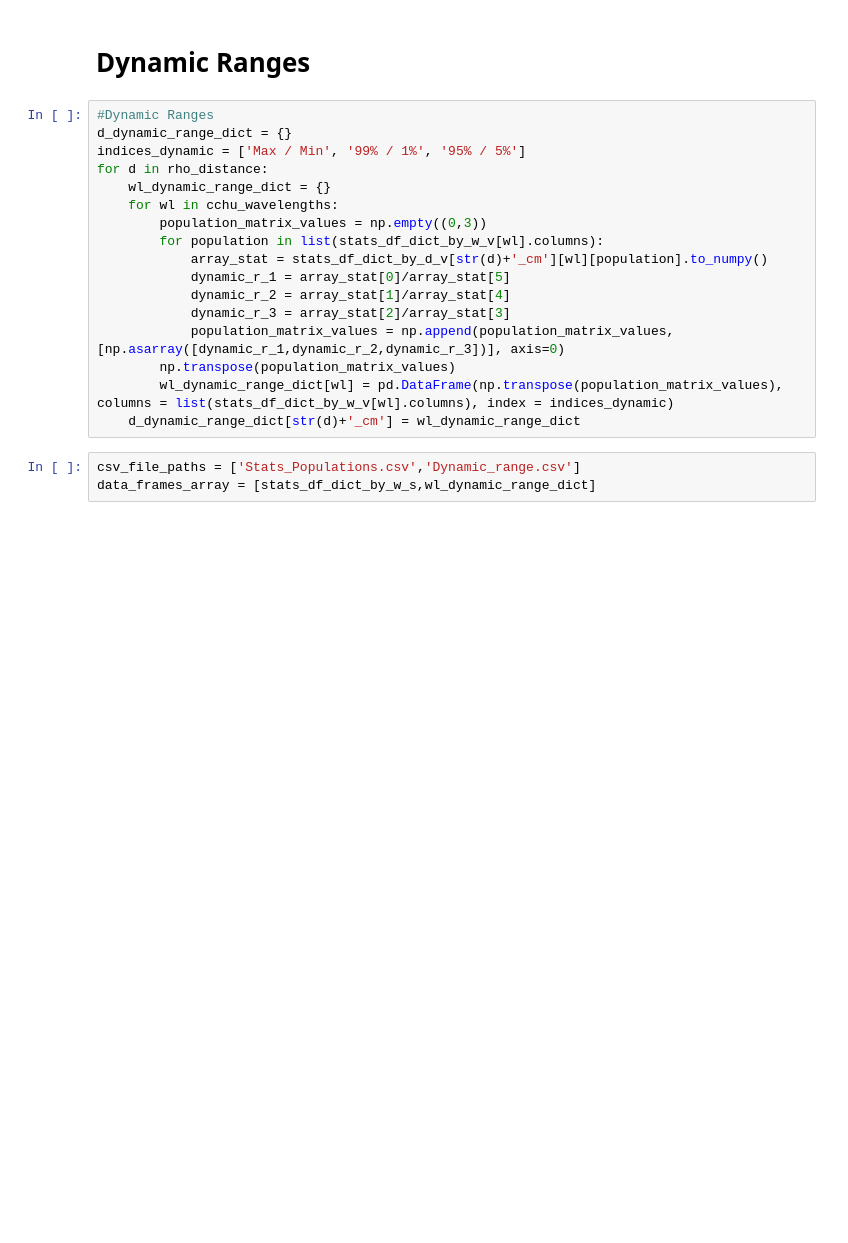
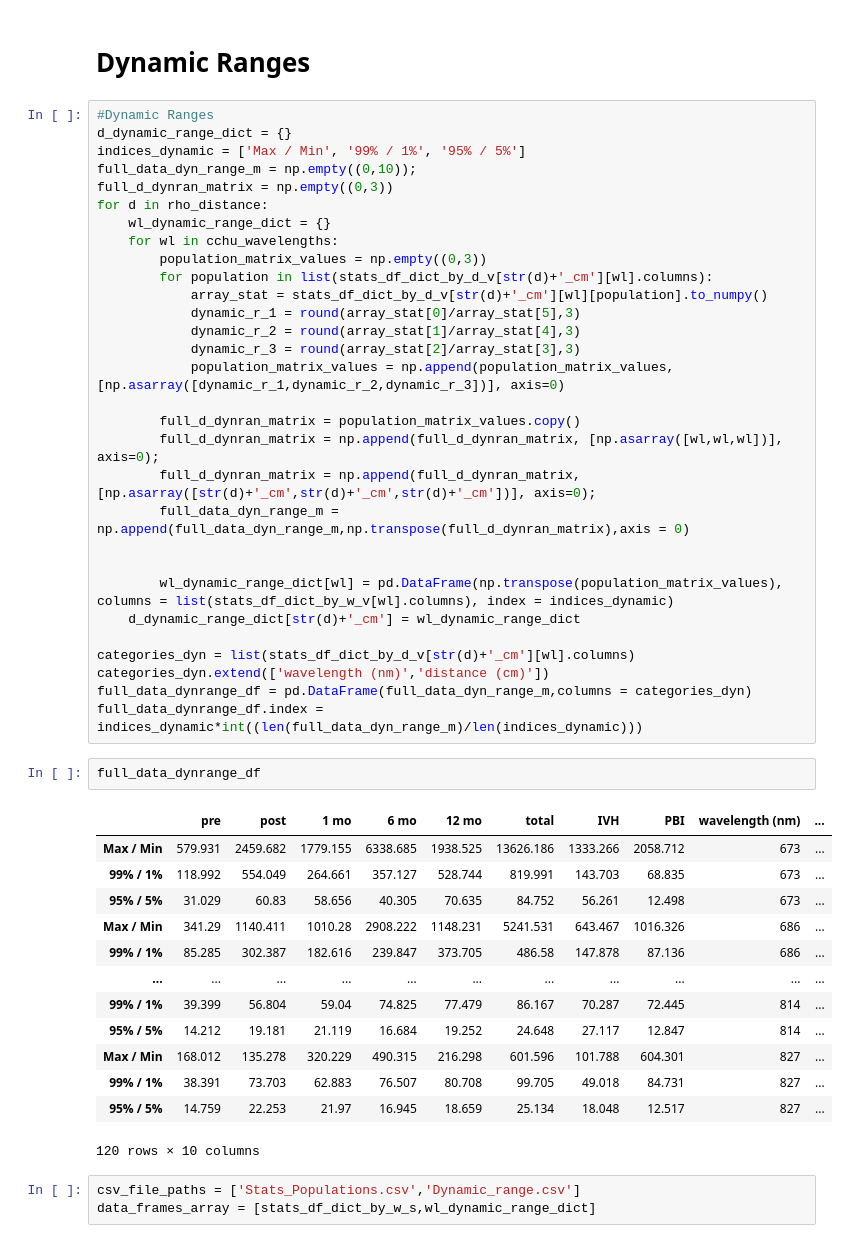
Before and after one commit to FNNDSC-BabyNIRS/Diffuse_Reflectance_Analysis, a Jupyter notebook: DR_Histograms.ipynb, the cells around one changed output. Drawn from its saved outputs; the diff is of its cells as text; blank space fills up the shorter version.

Commit message:
Dynamic Range Dataframe by distance and general dataframe

```diff
--- a/DR_Histograms.ipynb
+++ b/DR_Histograms.ipynb
@@ -451,19 +451,48 @@ for di in rho_distance:
 #Dynamic Ranges
 d_dynamic_range_dict = {}
 indices_dynamic = ['Max / Min', '99% / 1%', '95% / 5%']
+full_data_dyn_range_m = np.empty((0,10));
+full_d_dynran_matrix = np.empty((0,3))
 for d in rho_distance:
     wl_dynamic_range_dict = {}
     for wl in cchu_wavelengths:
         population_matrix_values = np.empty((0,3))
-        for population in list(stats_df_dict_by_w_v[wl].columns):
+        for population in list(stats_df_dict_by_d_v[str(d)+'_cm'][wl].columns):
             array_stat = stats_df_dict_by_d_v[str(d)+'_cm'][wl][population].to_numpy()
-            dynamic_r_1 = array_stat[0]/array_stat[5]
-            dynamic_r_2 = array_stat[1]/array_stat[4]
-            dynamic_r_3 = array_stat[2]/array_stat[3]
+            dynamic_r_1 = round(array_stat[0]/array_stat[5],3)
+            dynamic_r_2 = round(array_stat[1]/array_stat[4],3)
+            dynamic_r_3 = round(array_stat[2]/array_stat[3],3)
             population_matrix_values = np.append(population_matrix_values, [np.asarray([dynamic_r_1,dynamic_r_2,dynamic_r_3])], axis=0)
-        np.transpose(population_matrix_values)
+
+        full_d_dynran_matrix = population_matrix_values.copy()
+        full_d_dynran_matrix = np.append(full_d_dynran_matrix, [np.asarray([wl,wl,wl])], axis=0);
+        full_d_dynran_matrix = np.append(full_d_dynran_matrix, [np.asarray([str(d)+'_cm',str(d)+'_cm',str(d)+'_cm'])], axis=0);
+        full_data_dyn_range_m = np.append(full_data_dyn_range_m,np.transpose(full_d_dynran_matrix),axis = 0)
+
+
         wl_dynamic_range_dict[wl] = pd.DataFrame(np.transpose(population_matrix_values), columns = list(stats_df_dict_by_w_v[wl].columns), index = indices_dynamic)
     d_dynamic_range_dict[str(d)+'_cm'] = wl_dynamic_range_dict
+
+categories_dyn = list(stats_df_dict_by_d_v[str(d)+'_cm'][wl].columns)
+categories_dyn.extend(['wavelength (nm)','distance (cm)'])
+full_data_dynrange_df = pd.DataFrame(full_data_dyn_range_m,columns = categories_dyn)
+full_data_dynrange_df.index = indices_dynamic*int((len(full_data_dyn_range_m)/len(indices_dynamic)))
+# %%
+full_data_dynrange_df
+# %% [output]
+|  | pre | post | 1 mo | 6 mo | 12 mo | total | IVH | PBI | wavelength (nm) | ... |
+| Max / Min | 579.931 | 2459.682 | 1779.155 | 6338.685 | 1938.525 | 13626.186 | 1333.266 | 2058.712 | 673 | ... |
+| 99% / 1% | 118.992 | 554.049 | 264.661 | 357.127 | 528.744 | 819.991 | 143.703 | 68.835 | 673 | ... |
+| 95% / 5% | 31.029 | 60.83 | 58.656 | 40.305 | 70.635 | 84.752 | 56.261 | 12.498 | 673 | ... |
+| Max / Min | 341.29 | 1140.411 | 1010.28 | 2908.222 | 1148.231 | 5241.531 | 643.467 | 1016.326 | 686 | ... |
+| 99% / 1% | 85.285 | 302.387 | 182.616 | 239.847 | 373.705 | 486.58 | 147.878 | 87.136 | 686 | ... |
+| ... | ... | ... | ... | ... | ... | ... | ... | ... | ... | ... |
+| 99% / 1% | 39.399 | 56.804 | 59.04 | 74.825 | 77.479 | 86.167 | 70.287 | 72.445 | 814 | ... |
+| 95% / 5% | 14.212 | 19.181 | 21.119 | 16.684 | 19.252 | 24.648 | 27.117 | 12.847 | 814 | ... |
+| Max / Min | 168.012 | 135.278 | 320.229 | 490.315 | 216.298 | 601.596 | 101.788 | 604.301 | 827 | ... |
+| 99% / 1% | 38.391 | 73.703 | 62.883 | 76.507 | 80.708 | 99.705 | 49.018 | 84.731 | 827 | ... |
+| 95% / 5% | 14.759 | 22.253 | 21.97 | 16.945 | 18.659 | 25.134 | 18.048 | 12.517 | 827 | ... |
+120 rows × 10 columns
 # %%
 csv_file_paths = ['Stats_Populations.csv','Dynamic_range.csv']
 data_frames_array = [stats_df_dict_by_w_s,wl_dynamic_range_dict]
```
Also changed, not shown: parts of 1 cell of this notebook, 5 other files.
